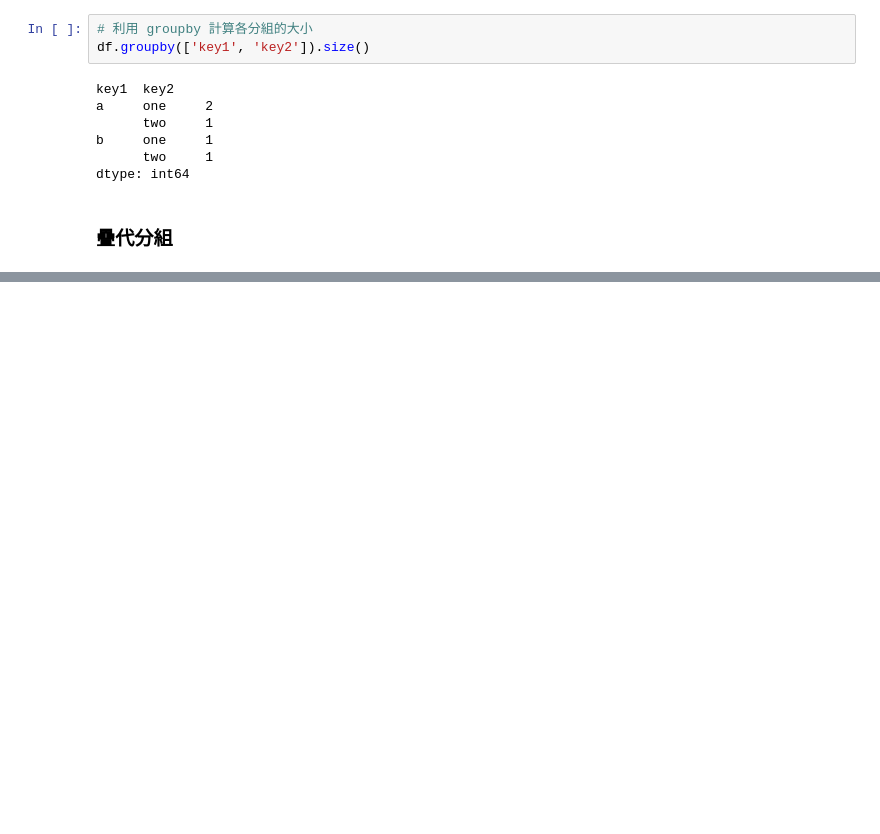
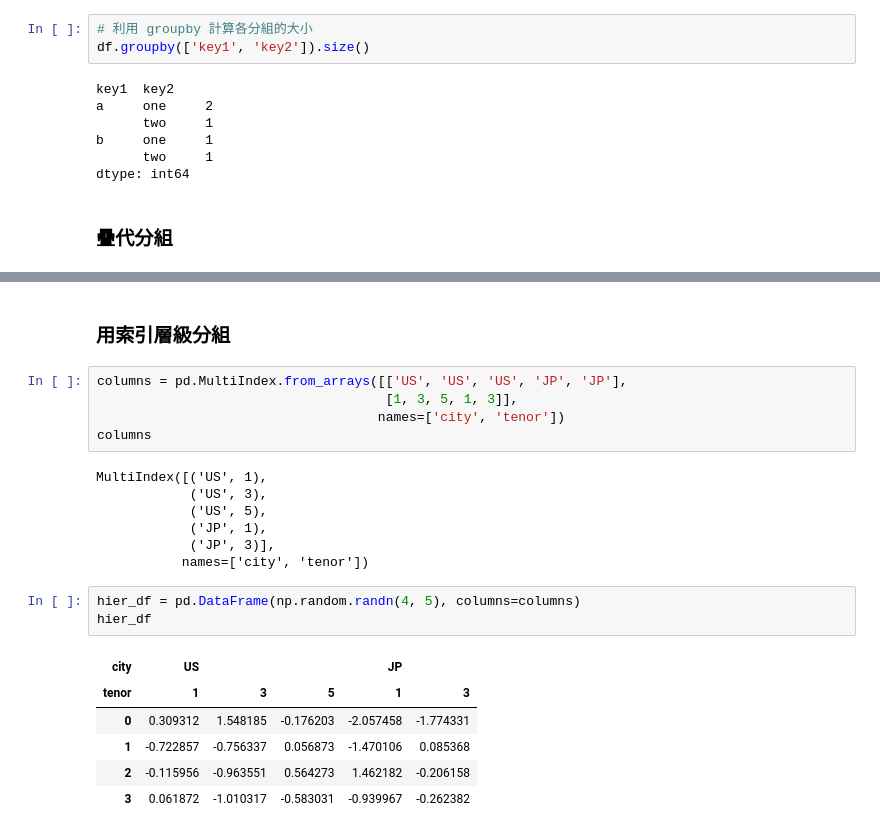
Before and after one commit to wuchiaaa/Chiaaa-s-Learning-Notes, a Jupyter notebook: 第十章-資料聚合和分組.ipynb, the cells around one changed output, grey strips where cells are left out. Drawn from its saved outputs; the diff is of its cells as text; blank space fills up the shorter version.

```diff
--- a/第十章-資料聚合和分組.ipynb
+++ b/第十章-資料聚合和分組.ipynb
@@ -86,0 +295,24 @@ dtype: int64
+# %% [markdown]
+### 用索引層級分組
+# %%
+columns = pd.MultiIndex.from_arrays([['US', 'US', 'US', 'JP', 'JP'],
+                                     [1, 3, 5, 1, 3]],
+                                    names=['city', 'tenor'])
+columns
+# %% [output]
+MultiIndex([('US', 1),
+            ('US', 3),
+            ('US', 5),
+            ('JP', 1),
+            ('JP', 3)],
+           names=['city', 'tenor'])
+# %%
+hier_df = pd.DataFrame(np.random.randn(4, 5), columns=columns)
+hier_df
+# %% [output]
+| city | US |  |  | JP |  |
+| tenor | 1 | 3 | 5 | 1 | 3 |
+| 0 | 0.309312 | 1.548185 | -0.176203 | -2.057458 | -1.774331 |
+| 1 | -0.722857 | -0.756337 | 0.056873 | -1.470106 | 0.085368 |
+| 2 | -0.115956 | -0.963551 | 0.564273 | 1.462182 | -0.206158 |
+| 3 | 0.061872 | -1.010317 | -0.583031 | -0.939967 | -0.262382 |
```
Also changed, not shown: parts of 26 cells of this notebook.
